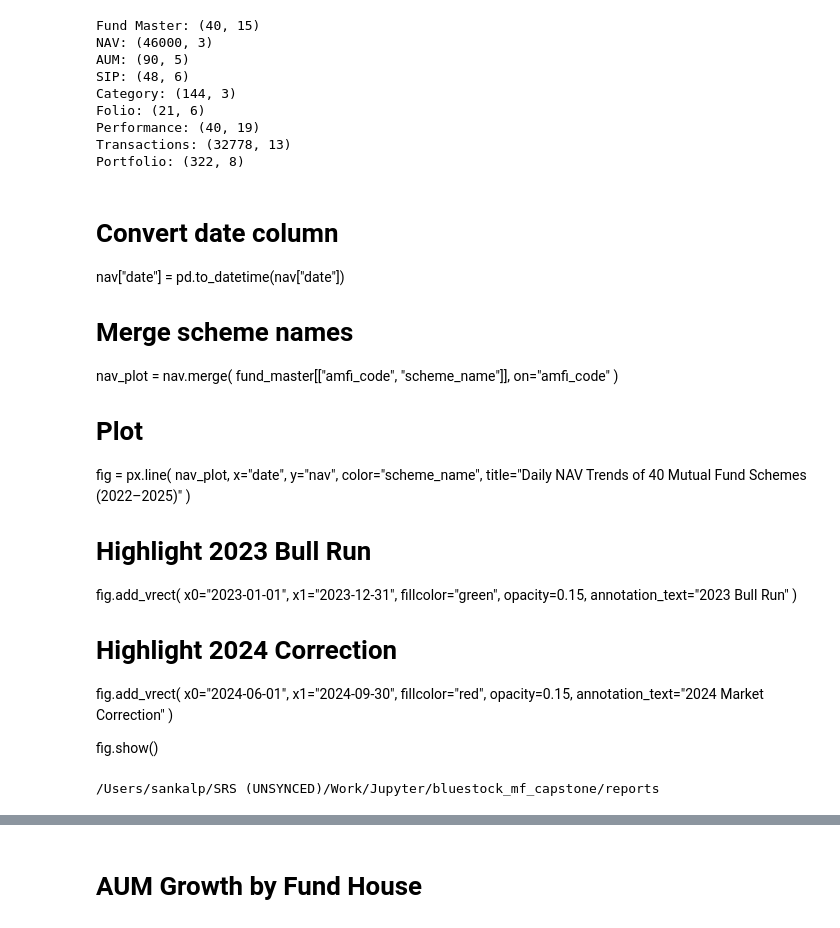
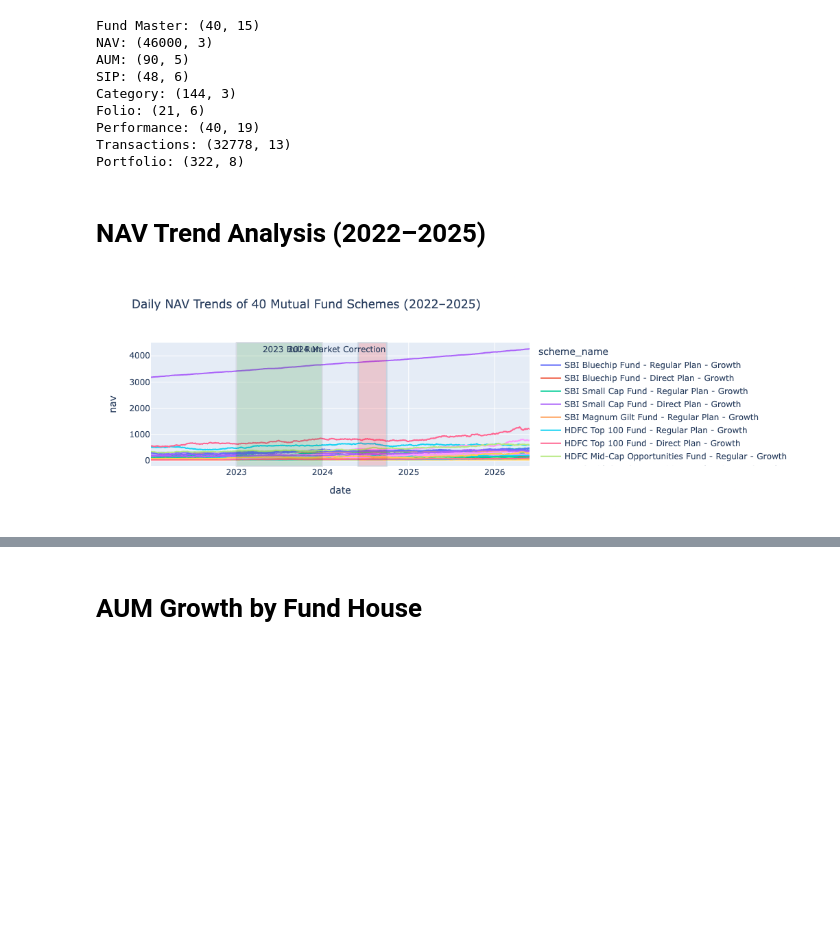
Before and after one commit to Sankrasin/bluestock_mf_capstone, a Jupyter notebook: notebooks/03_eda_analysis.ipynb, the cells around one changed output, grey strips where cells are left out. Saved outputs shown, nothing was run; the diff lists cells and outputs as text; code cells hidden in the pictures; blank space fills up the shorter version.

```diff
--- a/notebooks/03_eda_analysis.ipynb
+++ b/notebooks/03_eda_analysis.ipynb
@@ -47,47 +49,46 @@ Folio: (21, 6)
 Performance: (40, 19)
 Transactions: (32778, 13)
 Portfolio: (322, 8)
-# %% [markdown]
-# Convert date column
-nav["date"] = pd.to_datetime(nav["date"])
-
-# Merge scheme names
-nav_plot = nav.merge(
-    fund_master[["amfi_code", "scheme_name"]],
-    on="amfi_code"
-)
-
-# Plot
-fig = px.line(
-    nav_plot,
-    x="date",
-    y="nav",
-    color="scheme_name",
-    title="Daily NAV Trends of 40 Mutual Fund Schemes (2022–2025)"
-)
-
-# Highlight 2023 Bull Run
-fig.add_vrect(
-    x0="2023-01-01",
-    x1="2023-12-31",
-    fillcolor="green",
-    opacity=0.15,
-    annotation_text="2023 Bull Run"
-)
-
-# Highlight 2024 Correction
-fig.add_vrect(
-    x0="2024-06-01",
-    x1="2024-09-30",
-    fillcolor="red",
-    opacity=0.15,
-    annotation_text="2024 Market Correction"
-)
-
-fig.show()
+# %% [markdown]
+# NAV Trend Analysis (2022–2025)
 # %%
-from pathlib import Path
+# Convert date column
+nav["date"] = pd.to_datetime(nav["date"])
+
+# Merge scheme names
+nav_plot = nav.merge(
+    fund_master[["amfi_code", "scheme_name"]],
+    on="amfi_code"
+)
+
+# Plot
+fig = px.line(
+    nav_plot,
+    x="date",
+    y="nav",
+    color="scheme_name",
+    title="Daily NAV Trends of 40 Mutual Fund Schemes (2022–2025)"
+)
+
+# Highlight 2023 Bull Run
+fig.add_vrect(
+    x0="2023-01-01",
+    x1="2023-12-31",
+    fillcolor="green",
+    opacity=0.15,
+    annotation_text="2023 Bull Run"
+)
+
+# Highlight 2024 Correction
+fig.add_vrect(
+    x0="2024-06-01",
+    x1="2024-09-30",
+    fillcolor="red",
+    opacity=0.15,
+    annotation_text="2024 Market Correction"
+)
 reports_path = Path.cwd().parent / "reports"
 fig.write_image(reports_path / "nav_trend.png")
+fig.show()
 # %% [output]
-/Users/sankalp/SRS (UNSYNCED)/Work/Jupyter/bluestock_mf_capstone/reports
+[figure, added]
```
Also changed, not shown: parts of 28 cells of this notebook, 8 other files.
